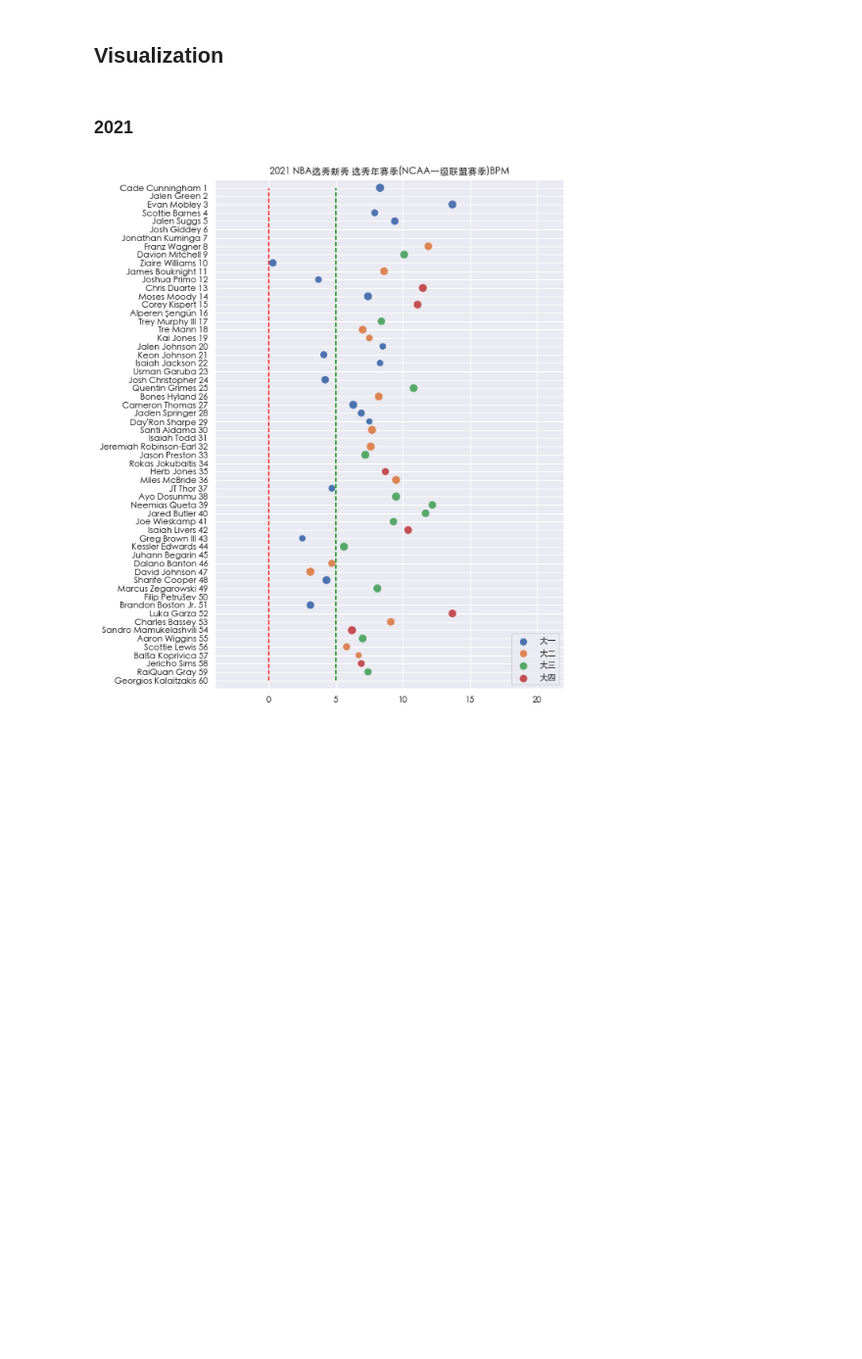
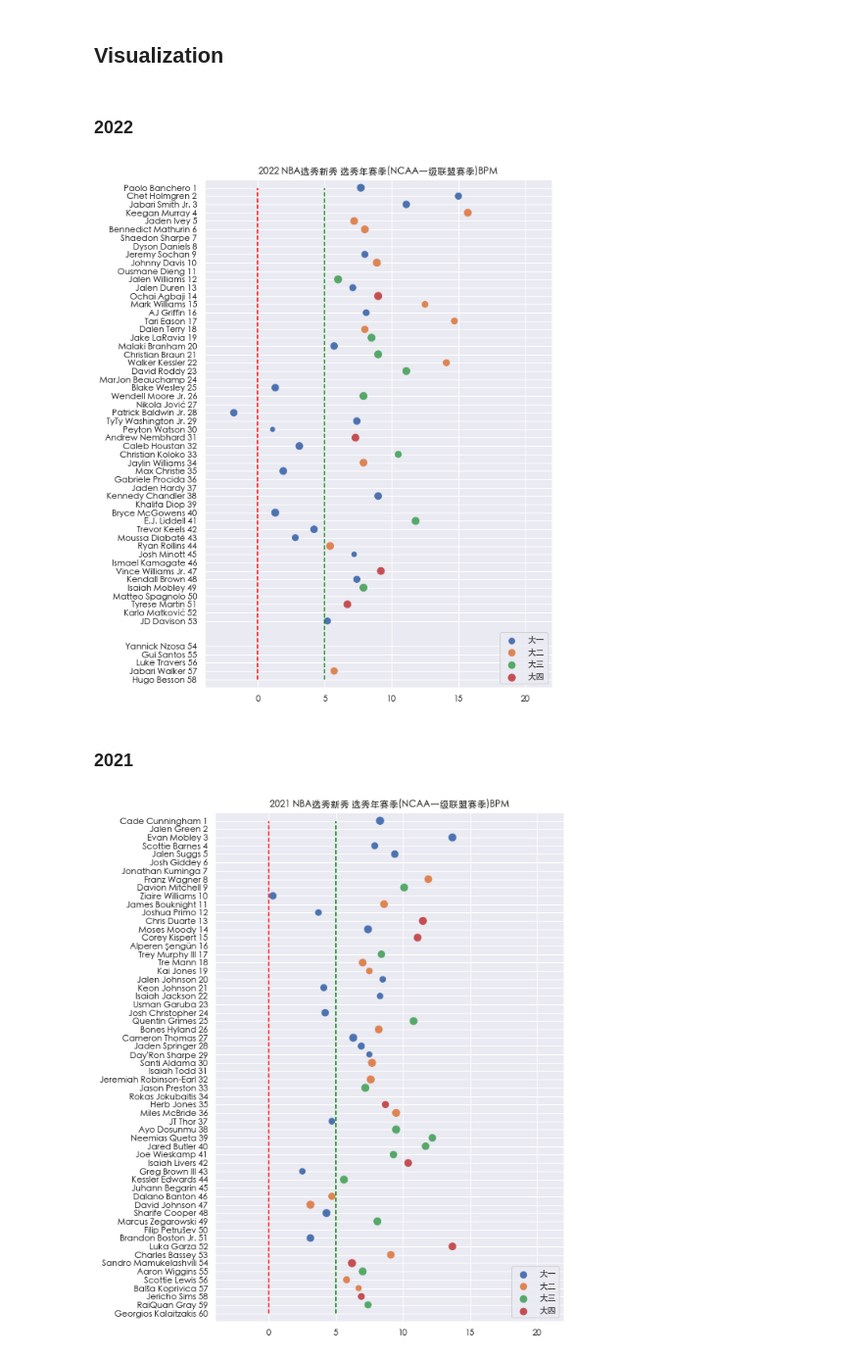
Before and after one commit to xulianrenzoku/cbb_china_players, a Jupyter notebook: nba_draft_bpm_lookup.ipynb, the cells around one changed output. Shown at 98% size. Drawn from its saved outputs; the diff is of its cells as text; code cells hidden in the pictures; blank space fills up the shorter version.

```diff
--- a/nba_draft_bpm_lookup.ipynb
+++ b/nba_draft_bpm_lookup.ipynb
@@ -250,6 +262,13 @@ def plot_draft_year(year, draftee_dict=draftee_dict):
     plt.ylim(-1, 60)
     plt.title(f'{year} NBA选秀新秀 选秀年赛季(NCAA一级联盟赛季)BPM')
     plt.yticks(y, y_ticks,rotation='horizontal')
+# %% [markdown]
+### 2022
+# %%
+figsize(8, 12)
+plot_draft_year(2022)
+# %% [output]
+[figure, added]
 # %% [markdown]
 ### 2021
 # %%
```
Also changed, not shown: parts of 7 cells of this notebook.
